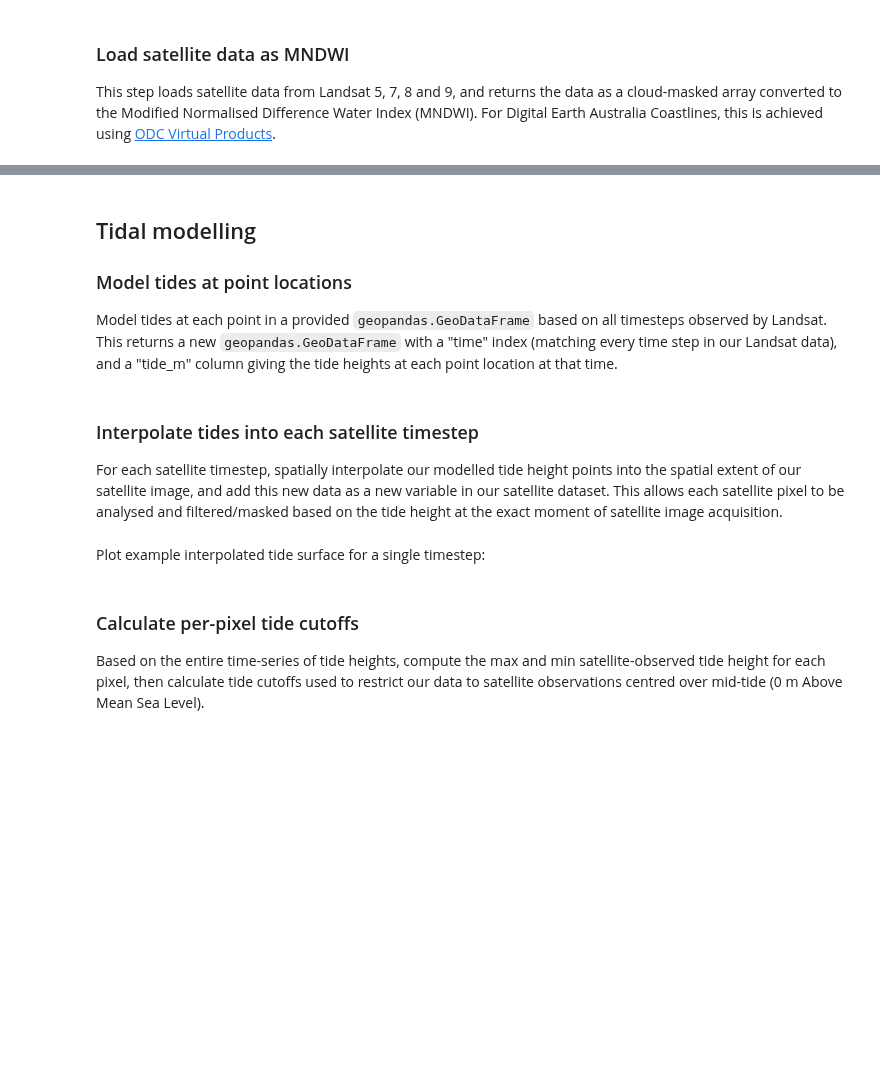
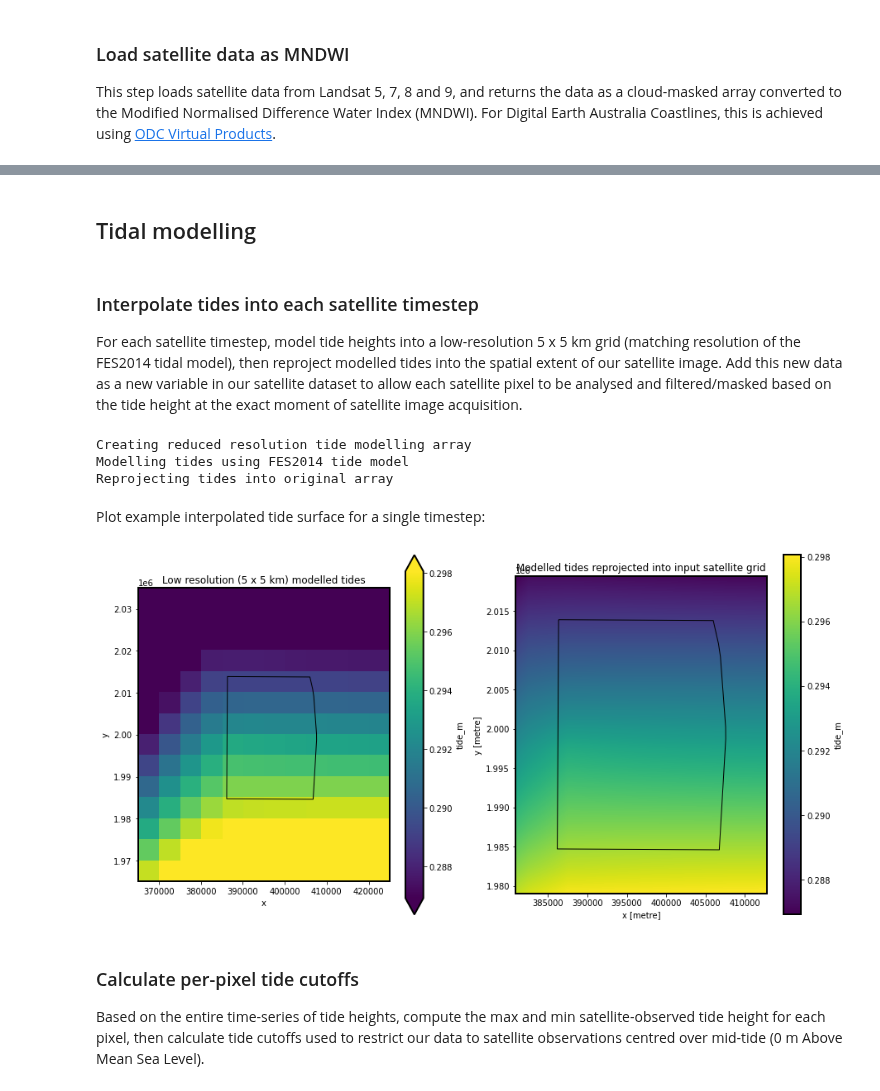
Before and after one commit to GeoscienceAustralia/dea-coastlines, a Jupyter notebook: notebooks/DEAfricaCoastlines_generation_raster.ipynb, the cells around one changed output, grey strips where cells are left out. Saved outputs shown, nothing was run; the diff lists cells and outputs as text; code cells hidden in the pictures; blank space fills up the shorter version.

Commit message:
Major refactor to use existing DEA Notebooks tide modelling funcs

```diff
--- a/notebooks/DEAfricaCoastlines_generation_raster.ipynb
+++ b/notebooks/DEAfricaCoastlines_generation_raster.ipynb
@@ -57,13 +64,13 @@ client = create_local_dask_cluster(return_client=True)
 # %% [markdown]
 ### Set analysis parameters
 # %%
-study_area = 696
+study_area = 137
 raster_version = '2021_test'
 start_year = 2000
 end_year = 2021
 
 # Load analysis params from config file
-config = coastlines.raster.load_config(
+config = coastlines.utils.load_config(
     config_path='configs/deafrica_coastlines_config.yaml')
 # %% [markdown]
 ### Load supplementary data
@@ -86,11 +93,11 @@ This establishes the spatial and temporal extent used to search for Landsat sate
 geopoly = Geometry(gridcell_gdf.iloc[0].geometry, crs=gridcell_gdf.crs)
 query = {
     'geopolygon': geopoly.buffer(0.05),
-    'time': (str(start_year - 1), str(end_year + 1)),  # 1999, 2021
+    'time': (str(start_year - 1), str(end_year + 1)),
     'dask_chunks': {
         'time': 1,
-        'x': 3000,
-        'y': 3000
+        'x': 2048,
+        'y': 2048
     }
 }
 # %% [markdown]
@@ -105,6 +112,6 @@ ds = coastlines.raster.load_water_index(
     query,
     yaml_path=config["Virtual product"]["virtual_product_path"],
     product_name=config["Virtual product"]["virtual_product_name"],
-    mask_terrain_shadow=False,
+    mask_terrain_shadow=True,
 )
 ds
@@ -111,6 +146,0 @@ ds
-# %% [markdown]
-## Tidal modelling
-### Model tides at point locations
-Model tides at each point in a provided `geopandas.GeoDataFrame` based on all timesteps observed by Landsat. This returns a new `geopandas.GeoDataFrame` with a "time" index
-(matching every time step in our Landsat data), and a "tide_m" column giving the
-tide heights at each point location at that time.
@@ -122,35 +147,47 @@ tidepoints_gdf.plot()
+# %% [markdown]
+## Tidal modelling
 # %% [markdown]
 ### Interpolate tides into each satellite timestep
-For each satellite timestep, spatially interpolate our modelled tide height points into the spatial extent of our satellite image, and add this new data as a new variable in our satellite dataset. This allows each satellite pixel to be analysed and filtered/masked based on the tide height at the exact moment of satellite image acquisition.
+For each satellite timestep, model tide heights into a low-resolution 5 x 5 km grid (matching resolution of the FES2014 tidal model), then reproject modelled tides into the spatial extent of our satellite image. Add  this new data as a new variable in our satellite dataset to allow each satellite pixel to be analysed and filtered/masked based on the tide height at the exact moment of satellite image acquisition.
-# %%
-# Interpolate tides for each timestep in `ds`
-ds["tide_m"] = coastlines.raster.multiprocess_apply(
-    ds=ds,
-    dim="time",
-    func=partial(coastlines.raster.interpolate_tide,
-                 tidepoints_gdf=tidepoints_gdf))
+# %%
+ds["tide_m"], tides_lowres = pixel_tides(ds, resample=True, directory="/var/share")
+# %% [output]
+Creating reduced resolution tide modelling array
+Modelling tides using FES2014 tide model
+Reprojecting tides into original array
 # %% [markdown]
 Plot example interpolated tide surface for a single timestep:
 # %%
 import matplotlib.pyplot as plt
 
 # Plot
-ds_i = ds['tide_m'].isel(time=-1).compute()
-ds_i.plot.imshow(robust=True,
-                 cmap='viridis',
-                 size=12,
-                 vmin=ds_i.min().item(),
-                 vmax=ds_i.max().item())
-tidepoints_gdf.loc[str(ds_i.time.values)[0:10]].plot(ax=plt.gca(),
-                                                     column='tide_m',
-                                                     cmap='viridis',
-                                                     markersize=100,
-                                                     edgecolor='black',
-                                                     vmin=ds_i.min().item(),
-                                                     vmax=ds_i.max().item())
-gridcell_gdf.to_crs(tidepoints_gdf.crs).plot(ax=plt.gca(),
-                                             facecolor='none',
-                                             edgecolor='black');
+timestep = 15
+ds_i = ds["tide_m"].isel(time=timestep)
+ds_lowres_i = tides_lowres.isel(time=timestep)
+
+fig, axes = plt.subplots(1, 2, figsize=(15, 8))
+ds_lowres_i.plot.imshow(
+    ax=axes[0],
+    robust=True,
+    cmap="viridis",
+    vmin=ds_i.min().item(),
+    vmax=ds_i.max().item(),
+)
+ds_i.plot.imshow(
+    ax=axes[1],
+    robust=True,
+    cmap="viridis",
+    vmin=ds_i.min().item(),
+    vmax=ds_i.max().item(),
+)
+for ax in axes:
+    gridcell_gdf.to_crs(ds.odc.geobox.crs).plot(
+        ax=ax, facecolor="none", edgecolor="black"
+    )
+axes[0].set_title("Low resolution (5 x 5 km) modelled tides")
+axes[1].set_title("Modelled tides reprojected into input satellite grid");
+# %% [output]
+[figure, added]
 # %% [markdown]
 ### Calculate per-pixel tide cutoffs
 Based on the entire time-series of tide heights, compute the max and min satellite-observed tide height for each pixel, then calculate tide cutoffs used to restrict our data to satellite observations centred over mid-tide (0 m Above Mean Sea Level).
```
Also changed, not shown: parts of 7 cells of this notebook, 6 other files.
